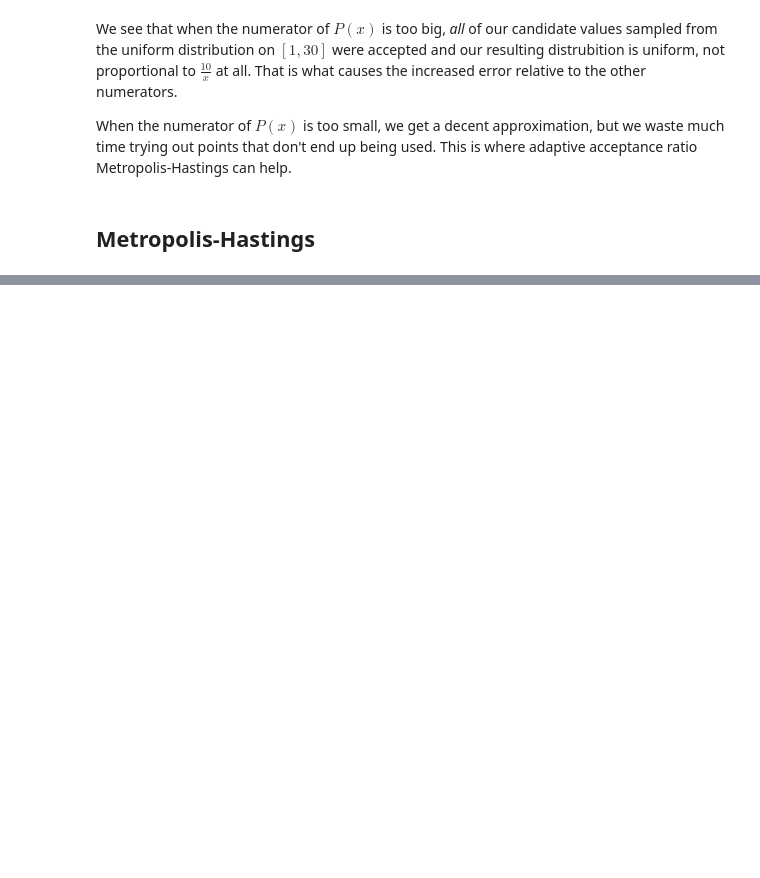
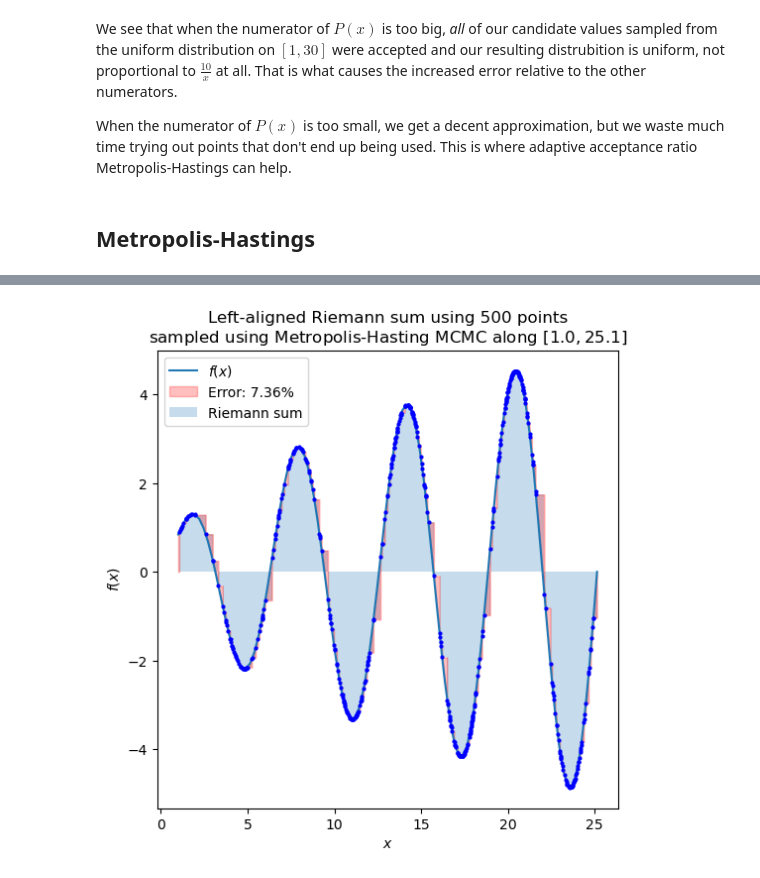
Before and after one commit to jaketanderson/phys41, a Jupyter notebook: Final_Project/Metropolis-Hastings_Monte_Carlo.ipynb, the cells around one changed output, grey strips where cells are left out. Drawn from its saved outputs; the diff is of its cells as text; code cells hidden in the pictures; blank space fills up the shorter version.

```diff
--- a/Final_Project/Metropolis-Hastings_Monte_Carlo.ipynb
+++ b/Final_Project/Metropolis-Hastings_Monte_Carlo.ipynb
@@ -548,0 +623,25 @@ result = run_and_plot_MHMC(f, g, domain=(1, 30), num_points=50)
+# %%
+# This is our integrand. If the candidate x is out of our domain, we return 0
+# to make A 0, ensuring that point is not chosen.
+def f(x, domain):
+    if domain[0] <= x <= domain[1]:
+        return np.sin(x) * np.sqrt(x)
+    else:
+        return 0
+
+
+def g(x_t, rng, x_prime=None):
+    sigma = 16
+    if x_prime is None:
+        return rng.normal(loc=x_t, scale=sigma)
+    else:
+        return np.exp(-0.5 * ((x_prime - x_t) / sigma) ** 2) / (
+            sigma * np.sqrt(2 * np.pi)
+        )
+
+
+result = run_and_plot_MHMC(
+    f, g, (1, 8 * np.pi), -4.38857215564917, num_points=500, plot=True
+)
+# %% [output]
+[figure, added]
```
Also changed, not shown: parts of 13 cells of this notebook.
